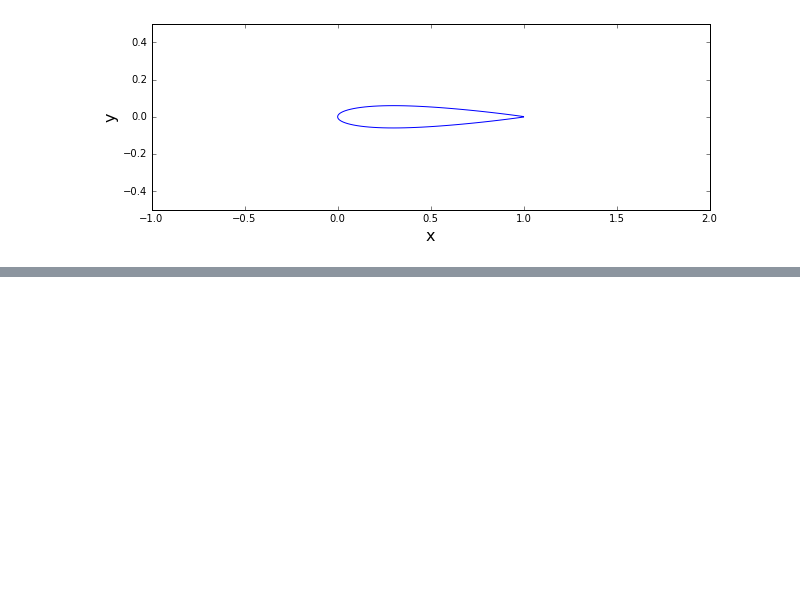
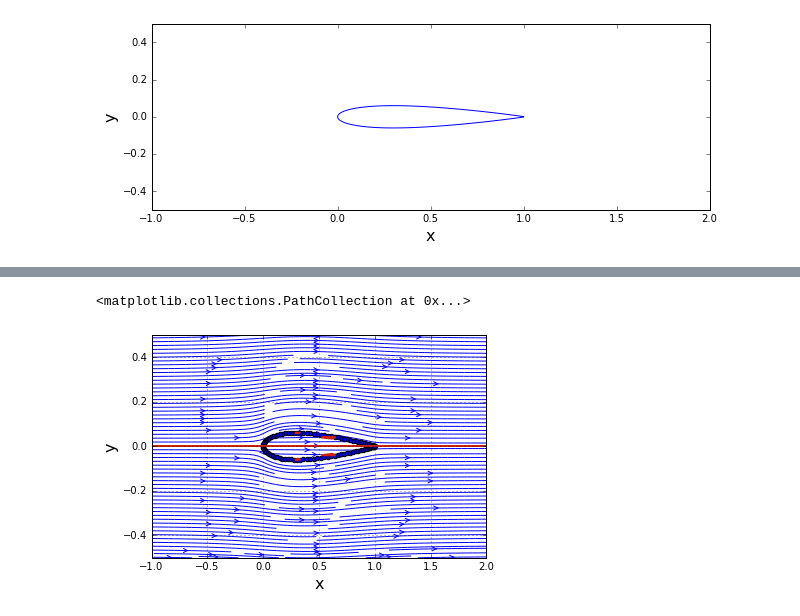
Before and after one commit to alexabaumer/MAE6226, a Jupyter notebook: Baumer_assignment01.ipynb, the cells around one changed output, grey strips where cells are left out. Cells and saved outputs as stored; diff of their text form; code cells hidden in the pictures; blank space fills up the shorter version.

```diff
--- a/Baumer_assignment01.ipynb
+++ b/Baumer_assignment01.ipynb
@@ -52,0 +58,16 @@ len(sigma)
+# %%
+def get_stream_function(strength, xs, ys, X, Y):
+    """
+    Returns the stream function generated by a source
+    strength: strength of the source/sink
+    xs: x-coordinate of source/sink
+    ys: y-coordinate of source/sink
+
+    X: x-coordinate of the mesh points
+    Y: y-coordinate of the mesh points
+
+    psi: stream function, 2D numpy array
+    """
+    psi = strength/(2*numpy.pi)*numpy.arctan2((Y-ys),(X-xs))
+
+    return psi
@@ -52,0 +130,13 @@ len(sigma)
+# %%
+#streamlines and profile of NACA0012 airfoil
+pyplot.grid(True)
+pyplot.xlabel('x', fontsize = 16)
+pyplot.ylabel('y', fontsize = 16)
+pyplot.xlim(x_start, x_end)
+pyplot.ylim(y_start, y_end)
+pyplot.streamplot(X, Y, u, v, density = 2, linewidth=1, arrowsize=1, arrowstyle='->')
+pyplot.contour(X, Y, psi, levels=[0.], colors='#CD2305', linewidths=2, linestyles='solid');
+pyplot.scatter(airfoil_x,airfoil_y)
+# %% [output]
+<matplotlib.collections.PathCollection at 0x...>
+[figure, added]
```
Also changed, not shown: parts of 8 cells of this notebook.
